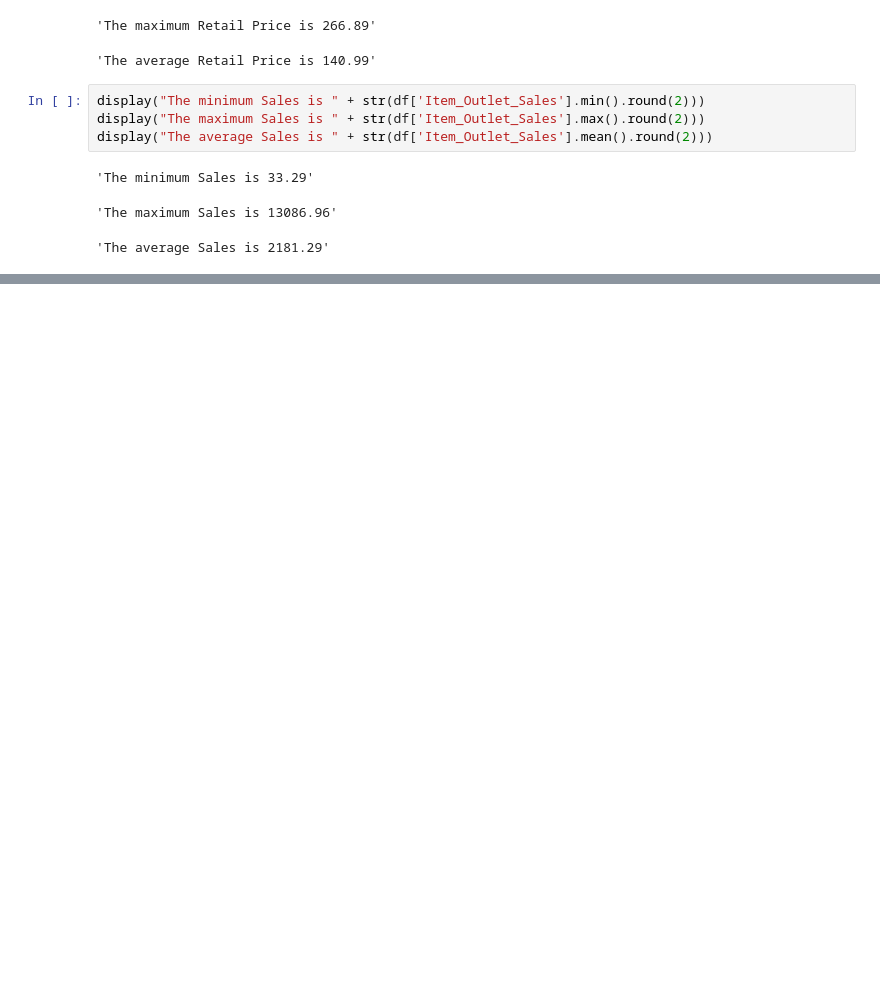
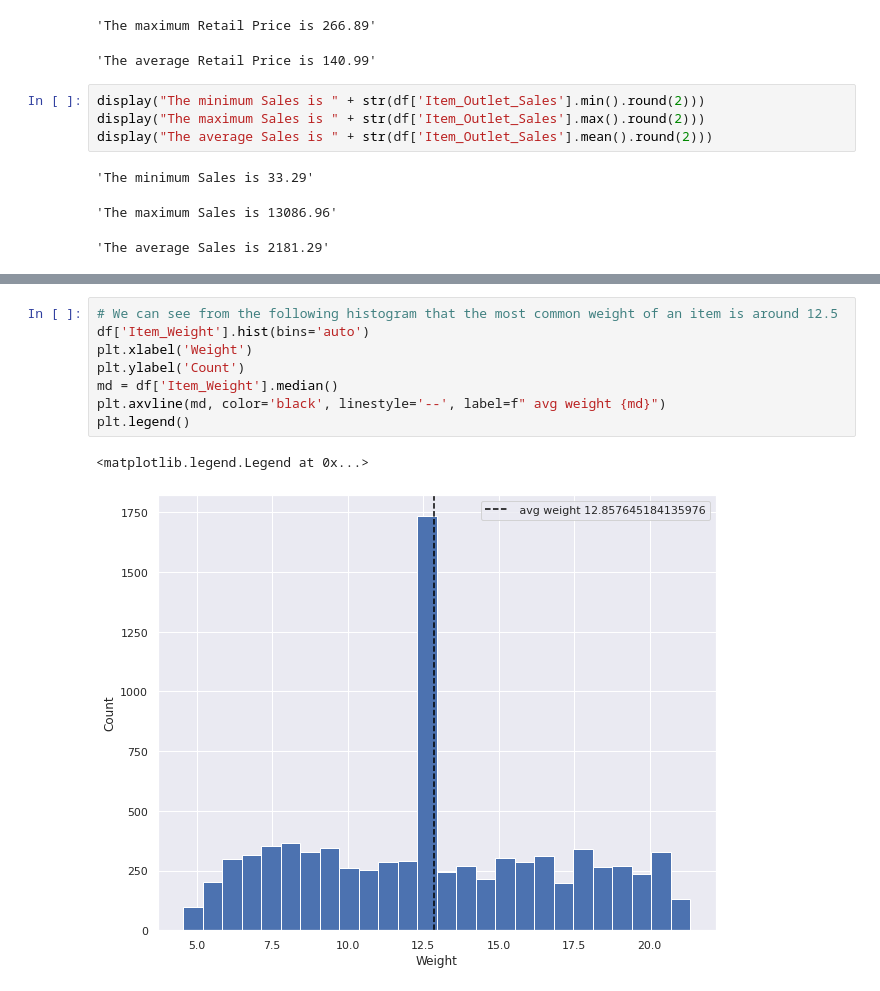
Before and after one commit to zevy613/sales-predictions, a Jupyter notebook: Project1.ipynb, the cells around one changed output, grey strips where cells are left out. Saved outputs shown, nothing was run; the diff lists cells and outputs as text; blank space fills up the shorter version.

```diff
--- a/Project1.ipynb
+++ b/Project1.ipynb
@@ -210,0 +280,11 @@ display("The average Sales is " + str(df['Item_Outlet_Sales'].mean().round(2)))
+# %%
+# We can see from the following histogram that the most common weight of an item is around 12.5
+df['Item_Weight'].hist(bins='auto')
+plt.xlabel('Weight')
+plt.ylabel('Count')
+md = df['Item_Weight'].median()
+plt.axvline(md, color='black', linestyle='--', label=f" avg weight {md}")
+plt.legend()
+# %% [output]
+<matplotlib.legend.Legend at 0x...>
+[figure, added]
```
Also changed, not shown: parts of 13 cells of this notebook.
